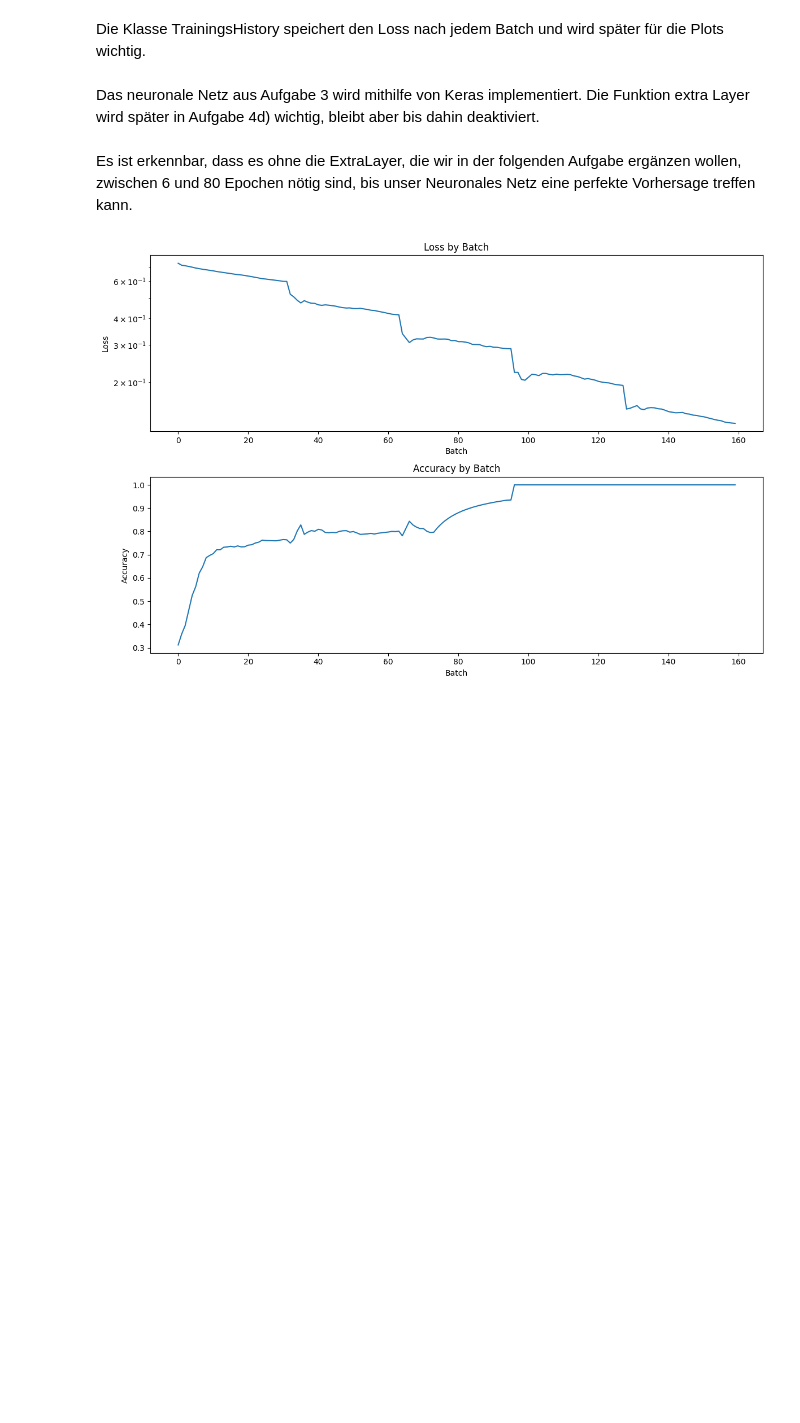
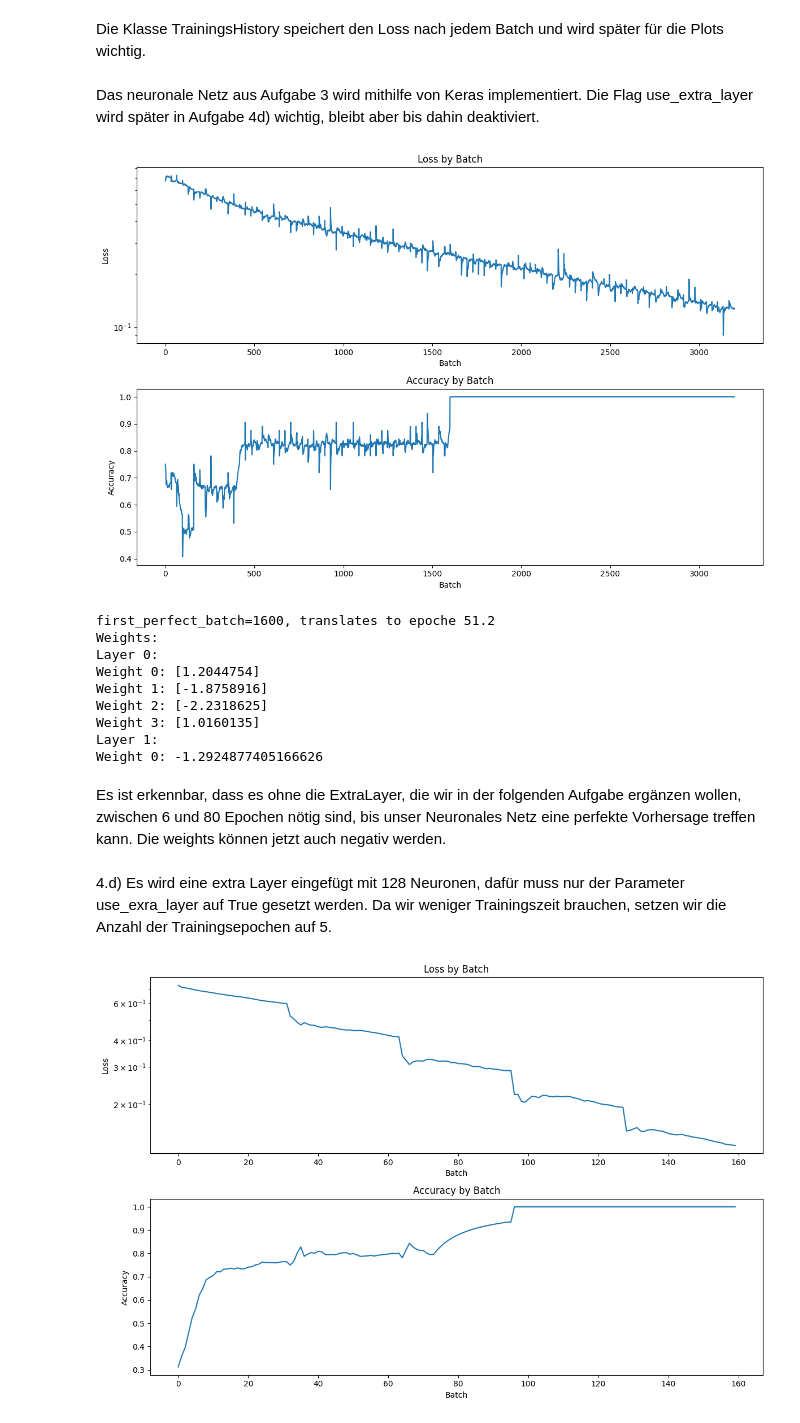
Before and after one commit to PhiIantrop/Neuronensimulation, a Jupyter notebook: Aufgabe_4aaa.ipynb, the cells around one changed output. Drawn from its saved outputs; the diff is of its cells as text; code cells hidden in the pictures; blank space fills up the shorter version.

```diff
--- a/Aufgabe_4aaa.ipynb
+++ b/Aufgabe_4aaa.ipynb
@@ -68,36 +68,48 @@ class TrainingHistory(keras.callbacks.Callback):
         plt.show()
 # %% [markdown]
 Das neuronale Netz aus Aufgabe 3 wird mithilfe von Keras implementiert.
-Die Funktion extra Layer wird später in Aufgabe 4d) wichtig, bleibt aber bis dahin deaktiviert.
+Die Flag use_extra_layer wird später in Aufgabe 4d) wichtig, bleibt aber bis dahin deaktiviert.
 # %%
 # für Aufgabe 4d), wir variieren die Anzahl der Layer
-use_extra_layer = false
+use_extra_layer = False
+epochs = 5 if use_extra_layer else 100
 
 NN = keras.Sequential()
 NN.add(keras.Input(shape=(4,)))
 if use_extra_layer:
     NN.add(keras.layers.Dense(128, activation="relu"))
 NN.add(keras.layers.Dense(1, activation="sigmoid"))    # sigmoid(x) = 1 / (1 + exp(-x)) here
 
 NN.compile(loss="binary_crossentropy", optimizer="Adam", metrics=["accuracy"])
 
 training_history = TrainingHistory()
-NN.fit(training_data, correct_results_training_data, epochs=5, callbacks=[training_history], verbose=0, batch_size=32)
+NN.fit(training_data, correct_results_training_data, epochs=epochs, callbacks=[training_history], verbose=0, batch_size=32)
 training_history.plot()
 
 try:
     first_perfect_batch = np.where(np.array(training_history.accuracies) == 1.0)[0][0]
     print(f"{first_perfect_batch=}, translates to epoche {32 / training_data_length * first_perfect_batch}")
 except IndexError:
     print("no perfect batch found")
 
 # print the weights only if there are not too many due to the extra layer
 if not use_extra_layer:
     weights = NN.get_weights()
     print("Weights:")
     for i, layer_weights in enumerate(weights):
         print(f"Layer {i}:")
         for j, weight in enumerate(layer_weights):
             print(f"Weight {j}: {weight}")
+# %% [output]
+[figure, added]
+first_perfect_batch=1600, translates to epoche 51.2
+Weights:
+Layer 0:
+Weight 0: [1.2044754]
+Weight 1: [-1.8758916]
+Weight 2: [-2.2318625]
+Weight 3: [1.0160135]
+Layer 1:
+Weight 0: -1.2924877405166626
 # %% [markdown]
-Es ist erkennbar, dass es ohne die ExtraLayer, die wir in der folgenden Aufgabe ergänzen wollen, zwischen 6 und 80 Epochen nötig sind, bis unser Neuronales Netz eine perfekte Vorhersage treffen kann.
+Es ist erkennbar, dass es ohne die ExtraLayer, die wir in der folgenden Aufgabe ergänzen wollen, zwischen 6 und 80 Epochen nötig sind, bis unser Neuronales Netz eine perfekte Vorhersage treffen kann. Die weights können jetzt auch negativ werden.
@@ -106,3 +116,6 @@ Es ist erkennbar, dass es ohne die ExtraLayer, die wir in der folgenden Aufgabe
+# %% [markdown]
+4.d) Es wird eine extra Layer eingefügt mit 128 Neuronen, dafür muss nur der Parameter use_exra_layer auf True gesetzt werden.
+Da wir weniger Trainingszeit brauchen, setzen wir die Anzahl der Trainingsepochen auf 5.
 # %%
 # für Aufgabe 4d), wir variieren die Anzahl der Layer
 use_extra_layer = True
```
Also changed, not shown: parts of 9 cells of this notebook, 3 other files.
